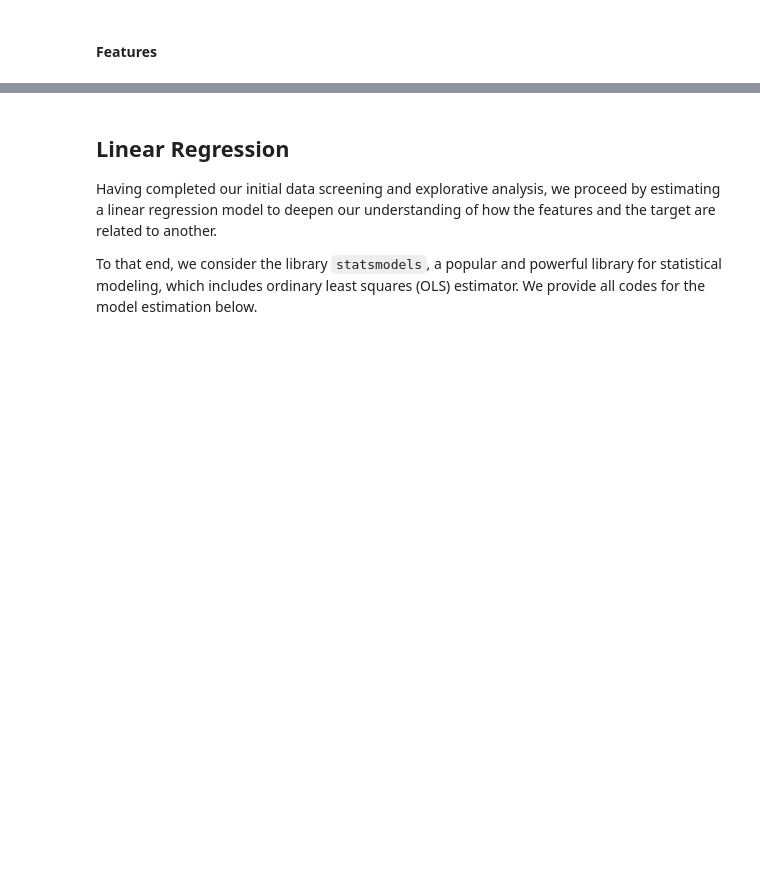
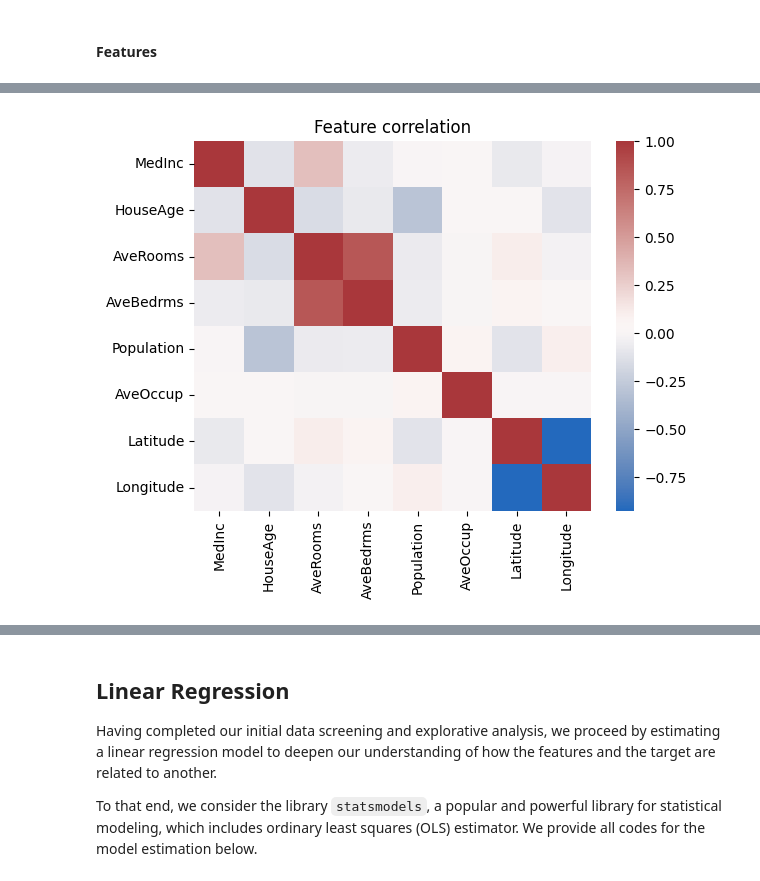
Before and after one commit to stefanlessmann/ESMT_IML, a Jupyter notebook: notebooks/p2_modeling_housing_prices.ipynb, the cells around one changed output, grey strips where cells are left out. Saved outputs shown, nothing was run; the diff lists cells and outputs as text; code cells hidden in the pictures; blank space fills up the shorter version.

```diff
--- a/notebooks/p2_modeling_housing_prices.ipynb
+++ b/notebooks/p2_modeling_housing_prices.ipynb
@@ -82,6 +169,8 @@ Having obtained an idea about the *univariate* distributions, we also take a loo
 # %%
 # Correlation among the features
 corr_matrix = X.corr()
-sns.heatmap(corr_matrix, cmap='vlag', annot=True)
+sns.heatmap(corr_matrix, cmap='vlag', annot=False)
 plt.title('Feature correlation')
 plt.show()
+# %% [output]
+[figure, added]
```
Also changed, not shown: parts of 15 cells of this notebook, 1 other file.
